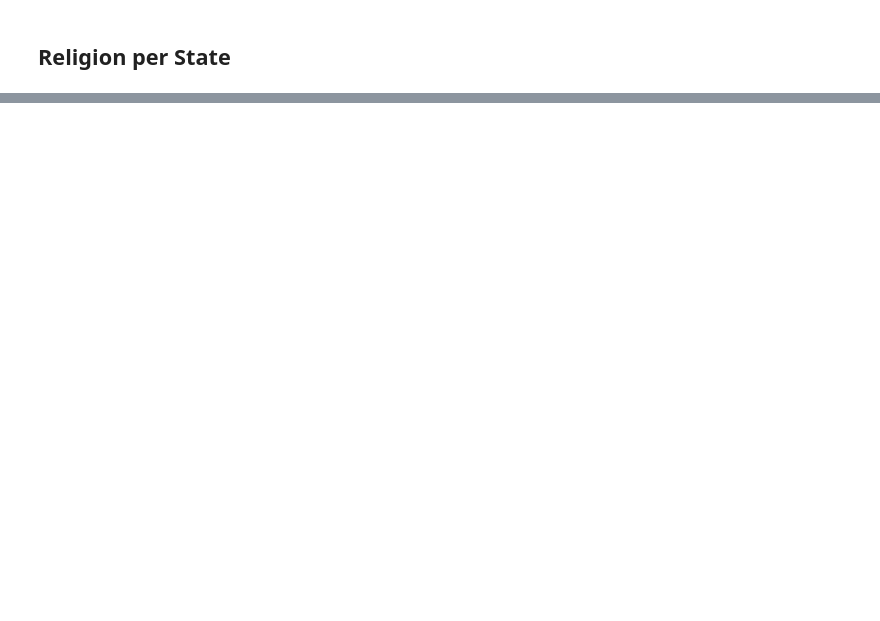
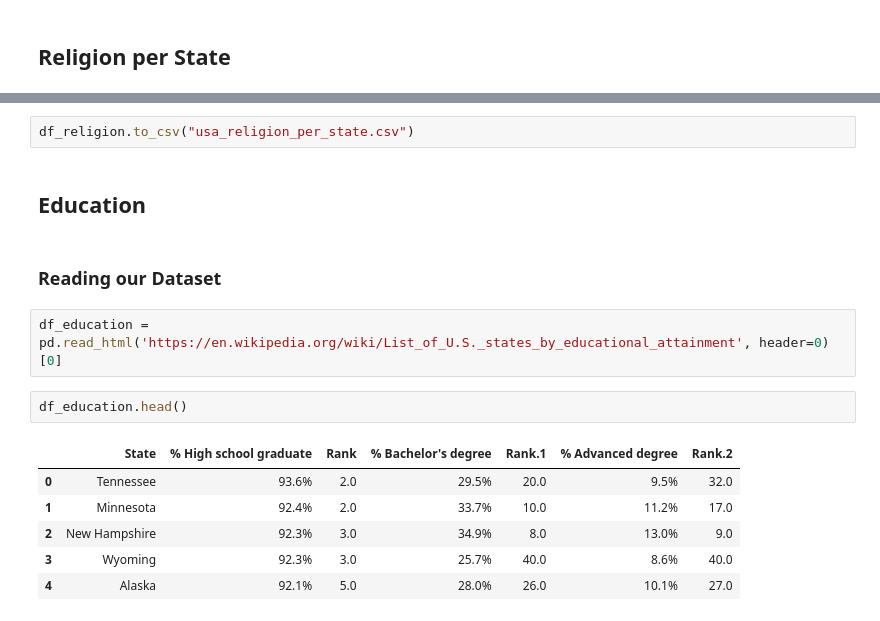
Before and after one commit to JeroenSchmidt/UvA-DSF-group, a Jupyter notebook: week3-4/exploration_notebooks/rafael/Demographic, Economic and Behavioral Data Analysis & Exploration.ipynb, the cells around one changed output, grey strips where cells are left out. Saved outputs shown, nothing was run; the diff lists cells and outputs as text; blank space fills up the shorter version.

```diff
--- a/week3-4/exploration_notebooks/rafael/Demographic, Economic and Behavioral Data Analysis & Exploration.ipynb
+++ b/week3-4/exploration_notebooks/rafael/Demographic, Economic and Behavioral Data Analysis & Exploration.ipynb
@@ -76,0 +95,17 @@ iplot( fig, filename='d3-cloropleth-map' )
+# %%
+df_religion.to_csv("usa_religion_per_state.csv")
+# %% [markdown]
+## Education
+# %% [markdown]
+### Reading our Dataset
+# %%
+df_education = pd.read_html('https://en.wikipedia.org/wiki/List_of_U.S._states_by_educational_attainment', header=0)[0]
+# %%
+df_education.head()
+# %% [output]
+|  | State | % High school graduate | Rank | % Bachelor's degree | Rank.1 | % Advanced degree | Rank.2 |
+| 0 | Tennessee | 93.6% | 2.0 | 29.5% | 20.0 | 9.5% | 32.0 |
+| 1 | Minnesota | 92.4% | 2.0 | 33.7% | 10.0 | 11.2% | 17.0 |
+| 2 | New Hampshire | 92.3% | 3.0 | 34.9% | 8.0 | 13.0% | 9.0 |
+| 3 | Wyoming | 92.3% | 3.0 | 25.7% | 40.0 | 8.6% | 40.0 |
+| 4 | Alaska | 92.1% | 5.0 | 28.0% | 26.0 | 10.1% | 27.0 |
```
Also changed, not shown: parts of 17 cells of this notebook, 1 other file.
